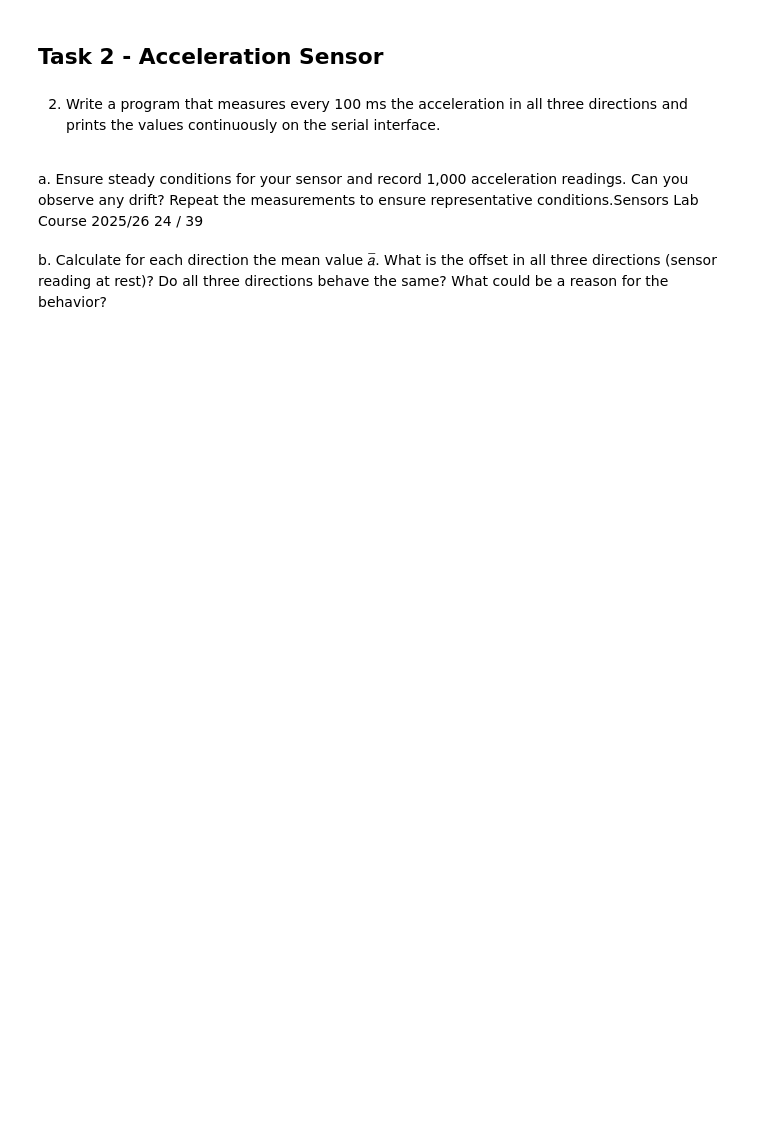
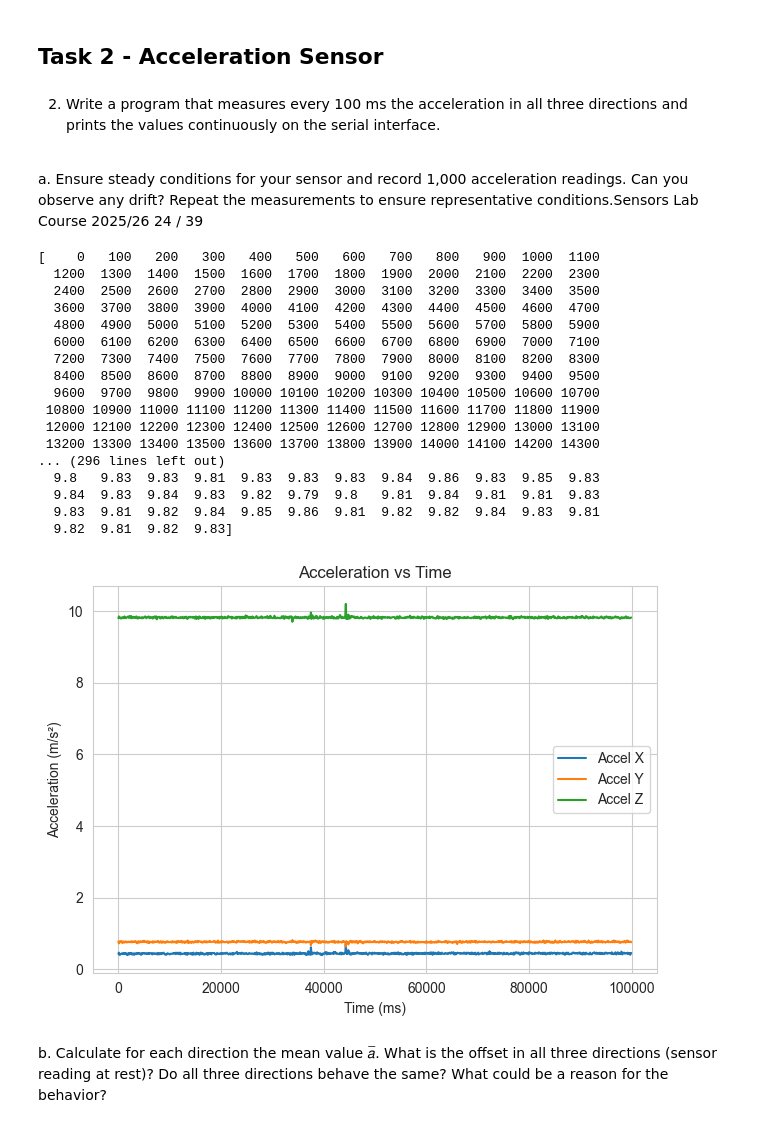
Before and after one commit to SowndaryaLakshmiV/Sensors-Lab-2, a Jupyter notebook: Module_1/Module1.ipynb, the cells around one changed output. Saved outputs shown, nothing was run; the diff lists cells and outputs as text; code cells hidden in the pictures; blank space fills up the shorter version.

```diff
--- a/Module_1/Module1.ipynb
+++ b/Module_1/Module1.ipynb
@@ -24,6 +83,68 @@ How are the values distributed? How do your results fit to the datasheet?
 and prints the values continuously on the serial interface.
 <br>
 a. Ensure steady conditions for your sensor and record 1,000 acceleration readings. Can you observe any drift? Repeat the measurements to ensure representative conditions.Sensors Lab Course 2025/26 24 / 39
+# %%
+with open("Data/Acceleration.txt", "r") as f:
+    lines = f.readlines()
+
+timestamps_accel = []
+accel_x = []
+accel_y = []
+accel_z = []
+
+for line in lines:
+    parts = line.split()
+    t = int(parts[1])
+    x = float(parts[3].split(":")[1])
+    y = float(parts[5].split(":")[1])
+    z = float(parts[7].split(":")[1])
+
+    timestamps_accel.append(t)
+    accel_x.append(x)
+    accel_y.append(y)
+    accel_z.append(z)
+
+timestamps_accel = np.array([i * 100 for i in range(len(timestamps_accel))][:1000])
+accel_x = np.array(accel_x[2000:3000])
+accel_y = np.array(accel_y[2000:3000])
+accel_z = np.array(accel_z[2000:3000])
+
+print(timestamps_accel)
+print(accel_x)
+print(accel_y)
+print(accel_z)
+
+plt.plot(timestamps_accel, accel_x, label="Accel X")
+plt.plot(timestamps_accel, accel_y, label="Accel Y")
+plt.plot(timestamps_accel, accel_z, label="Accel Z")
+
+plt.title("Acceleration vs Time")
+plt.xlabel("Time (ms)")
+plt.ylabel("Acceleration (m/s²)")
+plt.grid(True)
+plt.legend()
+
+plt.tight_layout()
+plt.show()
+# %% [output]
+[    0   100   200   300   400   500   600   700   800   900  1000  1100
+  1200  1300  1400  1500  1600  1700  1800  1900  2000  2100  2200  2300
+  2400  2500  2600  2700  2800  2900  3000  3100  3200  3300  3400  3500
+  3600  3700  3800  3900  4000  4100  4200  4300  4400  4500  4600  4700
+  4800  4900  5000  5100  5200  5300  5400  5500  5600  5700  5800  5900
+  6000  6100  6200  6300  6400  6500  6600  6700  6800  6900  7000  7100
+  7200  7300  7400  7500  7600  7700  7800  7900  8000  8100  8200  8300
+  8400  8500  8600  8700  8800  8900  9000  9100  9200  9300  9400  9500
+  9600  9700  9800  9900 10000 10100 10200 10300 10400 10500 10600 10700
+ 10800 10900 11000 11100 11200 11300 11400 11500 11600 11700 11800 11900
+ 12000 12100 12200 12300 12400 12500 12600 12700 12800 12900 13000 13100
+ 13200 13300 13400 13500 13600 13700 13800 13900 14000 14100 14200 14300
+... (296 lines left out)
+  9.8   9.83  9.83  9.81  9.83  9.83  9.83  9.84  9.86  9.83  9.85  9.83
+  9.84  9.83  9.84  9.83  9.82  9.79  9.8   9.81  9.84  9.81  9.81  9.83
+  9.83  9.81  9.82  9.84  9.85  9.86  9.81  9.82  9.82  9.84  9.83  9.81
+  9.82  9.81  9.82  9.83]
+[figure, added]
 # %% [markdown]
 b. Calculate for each direction the mean value 𝑎̅. What is the offset in all three
 directions (sensor reading at rest)? Do all three directions behave the same?
```
Also changed, not shown: parts of 12 cells of this notebook, 7 other files.
